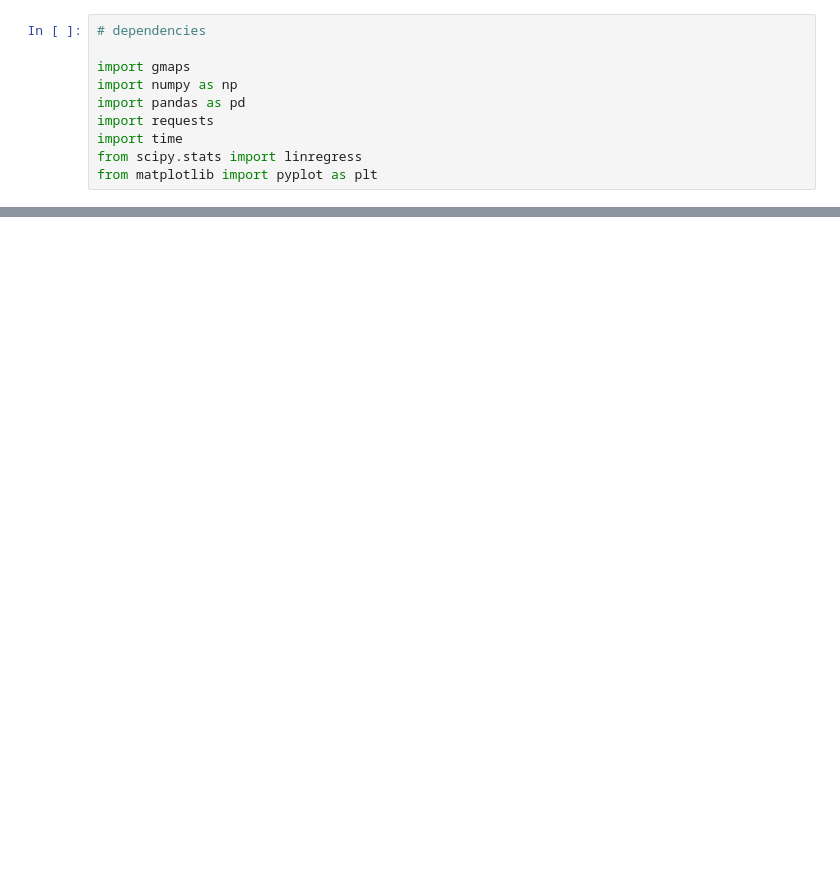
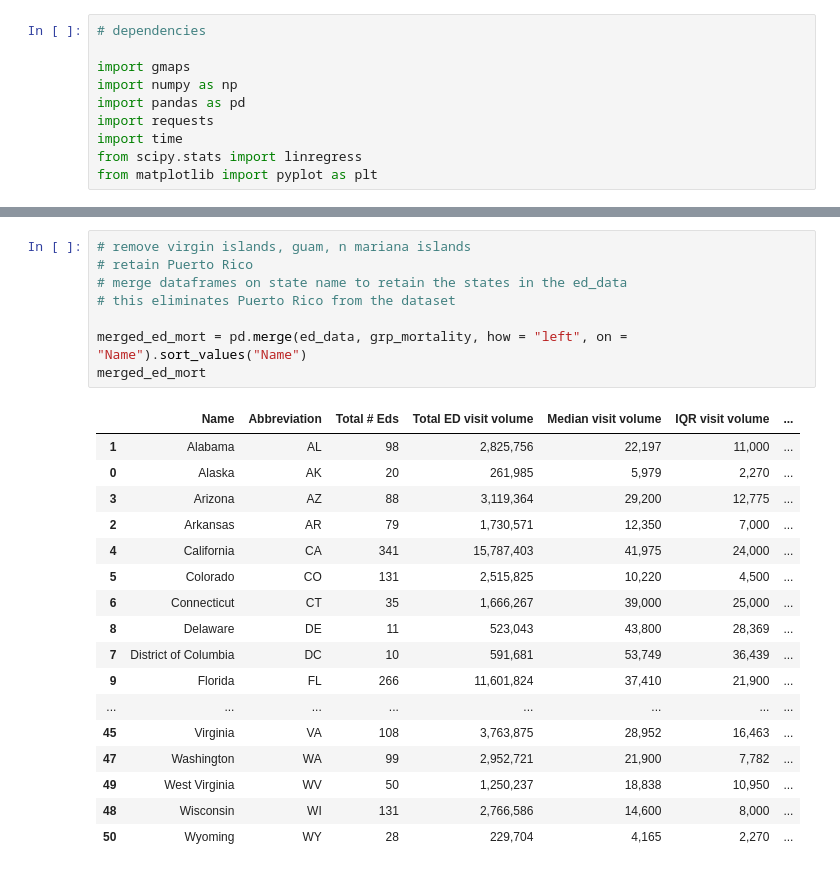
Before and after one commit to LaurenGT/COVID19_DeathRates, a Jupyter notebook: data_analysis/merging_data.ipynb, the cells around one changed output, grey strips where cells are left out. Cells and saved outputs as stored; diff of their text form; blank space fills up the shorter version.

```diff
--- a/data_analysis/merging_data.ipynb
+++ b/data_analysis/merging_data.ipynb
@@ -41,0 +58,26 @@ mortality_data.head(25)
+# %%
+# remove virgin islands, guam, n mariana islands
+# retain Puerto Rico
+# merge dataframes on state name to retain the states in the ed_data
+# this eliminates Puerto Rico from the dataset
+
+merged_ed_mort = pd.merge(ed_data, grp_mortality, how = "left", on = "Name").sort_values("Name")
+merged_ed_mort
+# %% [output]
+|  | Name | Abbreviation | Total # Eds | Total ED visit volume | Median visit volume | IQR visit volume | ... |
+| 1 | Alabama | AL | 98 | 2,825,756 | 22,197 | 11,000 | ... |
+| 0 | Alaska | AK | 20 | 261,985 | 5,979 | 2,270 | ... |
+| 3 | Arizona | AZ | 88 | 3,119,364 | 29,200 | 12,775 | ... |
+| 2 | Arkansas | AR | 79 | 1,730,571 | 12,350 | 7,000 | ... |
+| 4 | California | CA | 341 | 15,787,403 | 41,975 | 24,000 | ... |
+| 5 | Colorado | CO | 131 | 2,515,825 | 10,220 | 4,500 | ... |
+| 6 | Connecticut | CT | 35 | 1,666,267 | 39,000 | 25,000 | ... |
+| 8 | Delaware | DE | 11 | 523,043 | 43,800 | 28,369 | ... |
+| 7 | District of Columbia | DC | 10 | 591,681 | 53,749 | 36,439 | ... |
+| 9 | Florida | FL | 266 | 11,601,824 | 37,410 | 21,900 | ... |
+| ... | ... | ... | ... | ... | ... | ... | ... |
+| 45 | Virginia | VA | 108 | 3,763,875 | 28,952 | 16,463 | ... |
+| 47 | Washington | WA | 99 | 2,952,721 | 21,900 | 7,782 | ... |
+| 49 | West Virginia | WV | 50 | 1,250,237 | 18,838 | 10,950 | ... |
+| 48 | Wisconsin | WI | 131 | 2,766,586 | 14,600 | 8,000 | ... |
+| 50 | Wyoming | WY | 28 | 229,704 | 4,165 | 2,270 | ... |
```
Also changed, not shown: parts of 5 cells of this notebook, 1 other file.
